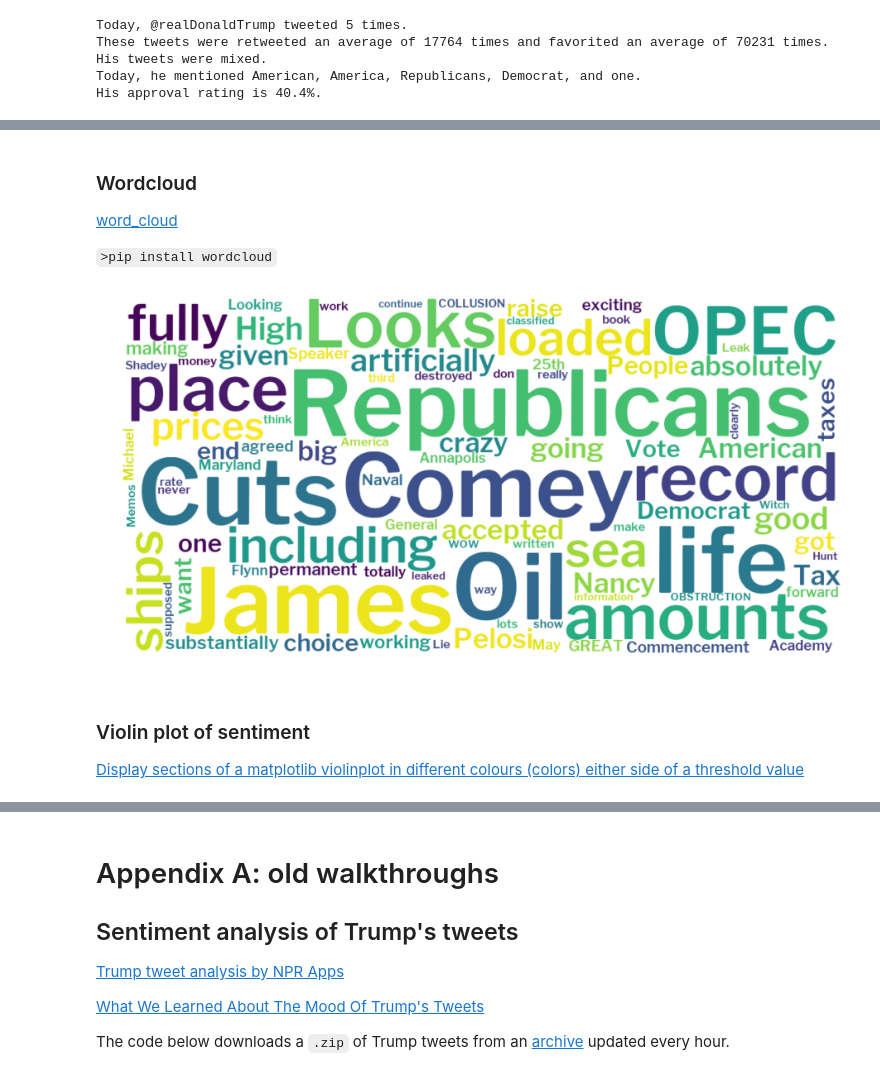
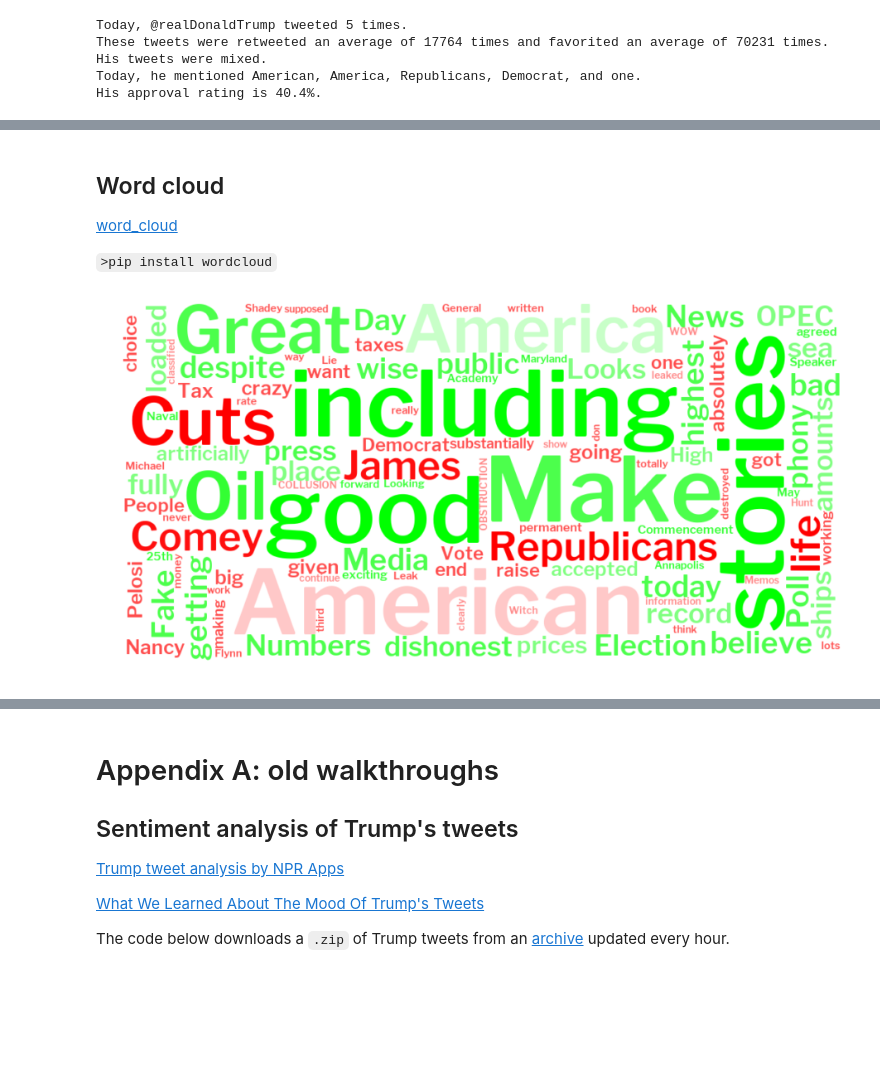
Before and after one commit to Capital-News-Service/daily-trump-snapshot, a Jupyter notebook: daily_trump_snapshot.ipynb, the cells around one changed output, grey strips where cells are left out. Drawn from its saved outputs; the diff is of its cells as text; code cells hidden in the pictures; blank space fills up the shorter version.

Commit message:
Add color function to wordcloud

```diff
--- a/daily_trump_snapshot.ipynb
+++ b/daily_trump_snapshot.ipynb
@@ -175,6 +175,8 @@ import seaborn as sns
 # %% [markdown]
 Load tweets from the past day and retrieve the tweet text, entities, and sentiment.
 # %%
+from collections import Counter
+
 ents_dict = {}
 counts_dict = {}
 retweet_count = 0
@@ -185,13 +187,25 @@ sentiment = []
 entities = []
 tweet_count = 0
 avg_sentiment = 0
+counter = Counter()
 for tweet in json.load(open('new_tweets.json')):
     if (tweet['created_at'][:10] == str(datetime.now().date())):
         tweet_count += 1
         retweet_count += tweet['retweet_count']
         favorite_count += tweet['favorite_count']
         full_text += tweet['text']
+
         vs, daily_ents = process_tweet(tweet['text'])
+
+        words = WordCloud.process_text(wordcloud, tweet['text'])
+        tweet_dict = {}
+        for word in words.keys():
+            if word in tweet_dict.keys():
+                tweet_dict[word] += vs['compound'] * words[word]
+            else:
+                tweet_dict[word] = vs['compound'] * words[word]
+        counter.update(Counter(tweet_dict))
+
         #accumulate named entities
         for ent in daily_ents:
             if ent.text in counts_dict:
@@ -282,20 +367,40 @@ His approval rating is 40.4%.
 # %% [markdown]
-### Wordcloud
+## Word cloud
 [word_cloud](https://github.com/amueller/word_cloud)
 
 `>pip install wordcloud`
 # %%
 from wordcloud import WordCloud, STOPWORDS
 # %%
+def clamp(x): return max(0, min(x, 255))
+
+def color_func(word, font_size, position, orientation,
+                    **kwargs):
+    positives = [x for x in counter.values() if x > 0]
+    max_pos = max(positives)
+    min_pos = min(positives)
+    negatives = [x for x in counter.values() if x <= 0]
+    max_neg = -min(negatives)
+    min_neg = -max(negatives)
+
+    if counter[word] > 0:
+        color = int((counter[word]-min_pos)/max_pos*255)
+        r = 200-color
+        g = 255
+        b = 200-color
+    else:
+        color = int(((-counter[word])-min_neg)/max_neg*255)
+        r = 255
+        g = 200-color
+        b = 200-color
+
+    return '#%02x%02x%02x' % (clamp(r), clamp(g), clamp(b))
+
 custom_stopwords = {'https','co',screen_name,'RT','will'}
 wordcloud = WordCloud(width=1024,height=512,font_path='Libre_Franklin/LibreFranklin-SemiBold.ttf',stopwords=STOPWORDS.union(custom_stopwords),background_color='white',max_font_size=128).generate(full_text)
 plt.figure(figsize=(16,8))
 plt.axis("off")
-plt.imshow(wordcloud, interpolation="bilinear")
+plt.imshow(wordcloud.recolor(color_func=color_func), interpolation="bilinear")
 fig = plt.gcf()
 # %% [output]
-[figure, old version]
+[figure, new version]
-# %% [markdown]
-### Violin plot of sentiment
-
-[Display sections of a matplotlib violinplot in different colours (colors) either side of a threshold value](https://stackoverflow.com/questions/42330147/display-sections-of-a-matplotlib-violinplot-in-different-colours-colors-either)
```
Also changed, not shown: parts of 9 cells of this notebook.
